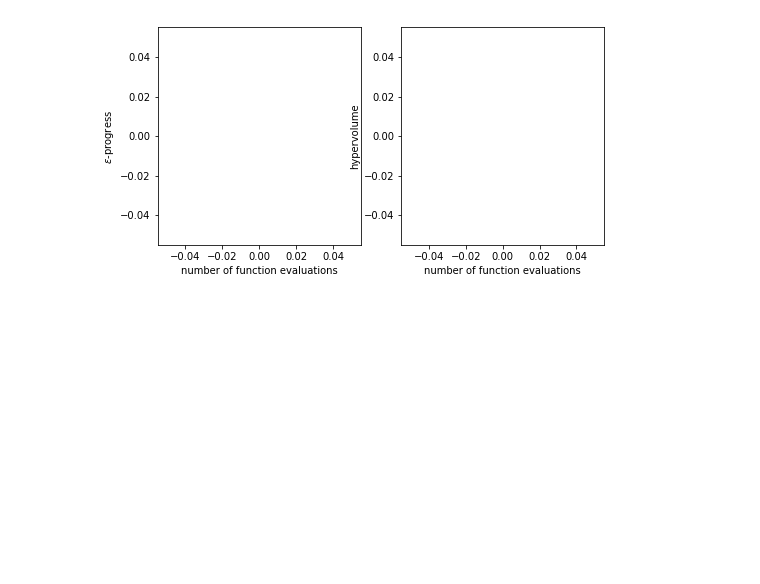
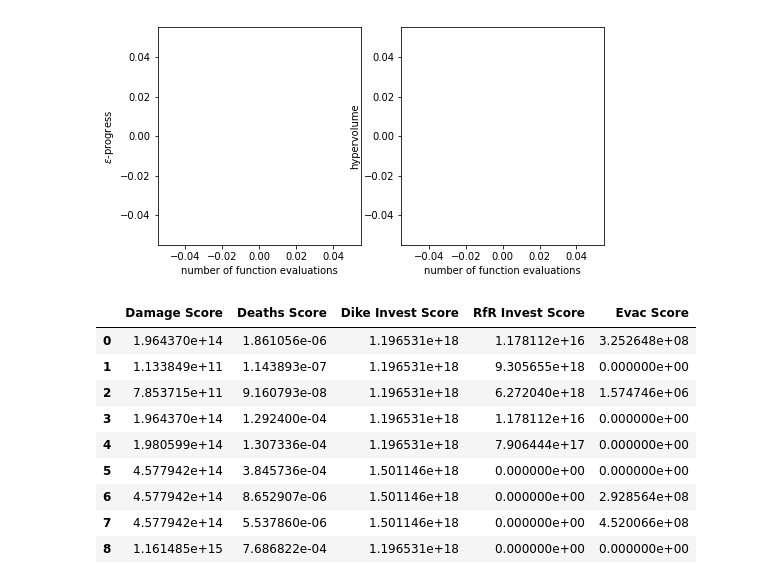
Before and after one commit to WKSu/Model-based-decision-making, a Jupyter notebook: MORO.ipynb, the cells around one changed output. Saved outputs shown, nothing was run; the diff lists cells and outputs as text; code cells hidden in the pictures; blank space fills up the shorter version.

```diff
--- a/MORO.ipynb
+++ b/MORO.ipynb
@@ -310,0 +315,13 @@ plt.show()
+# %%
+results_MORO.iloc[:, -5:]
+# %% [output]
+|  | Damage Score | Deaths Score | Dike Invest Score | RfR Invest Score | Evac Score |
+| 0 | 1.964370e+14 | 1.861056e-06 | 1.196531e+18 | 1.178112e+16 | 3.252648e+08 |
+| 1 | 1.133849e+11 | 1.143893e-07 | 1.196531e+18 | 9.305655e+18 | 0.000000e+00 |
+| 2 | 7.853715e+11 | 9.160793e-08 | 1.196531e+18 | 6.272040e+18 | 1.574746e+06 |
+| 3 | 1.964370e+14 | 1.292400e-04 | 1.196531e+18 | 1.178112e+16 | 0.000000e+00 |
+| 4 | 1.980599e+14 | 1.307336e-04 | 1.196531e+18 | 7.906444e+17 | 0.000000e+00 |
+| 5 | 4.577942e+14 | 3.845736e-04 | 1.501146e+18 | 0.000000e+00 | 0.000000e+00 |
+| 6 | 4.577942e+14 | 8.652907e-06 | 1.501146e+18 | 0.000000e+00 | 2.928564e+08 |
+| 7 | 4.577942e+14 | 5.537860e-06 | 1.501146e+18 | 0.000000e+00 | 4.520066e+08 |
+| 8 | 1.161485e+15 | 7.686822e-04 | 1.196531e+18 | 0.000000e+00 | 0.000000e+00 |
```
Also changed, not shown: parts of 2 cells of this notebook.
